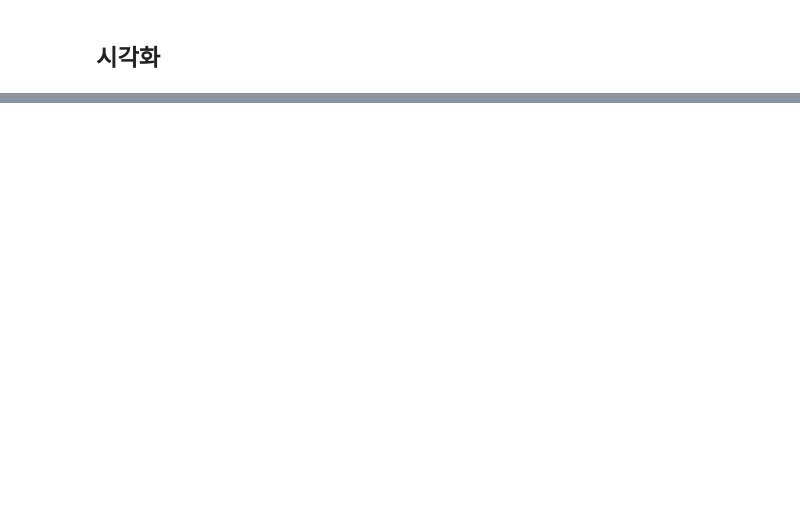
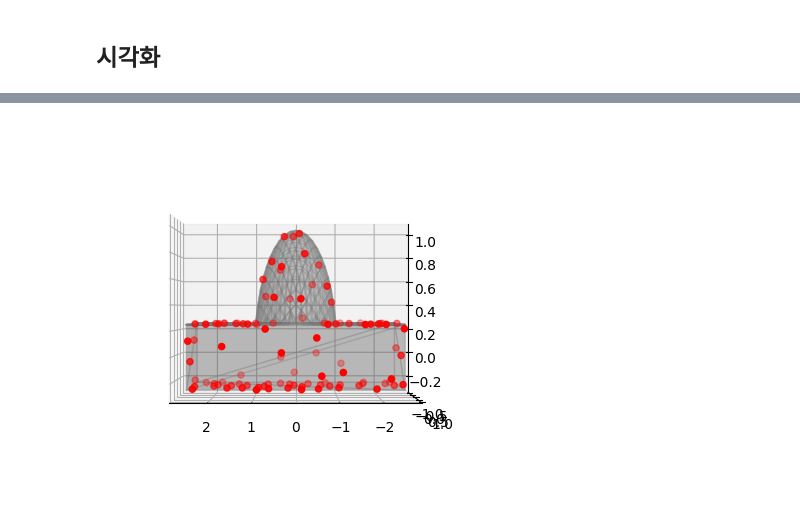
Before and after one commit to vinca0224/3D, a Jupyter notebook: trimesh.ipynb, the cells around one changed output, grey strips where cells are left out. Cells and saved outputs as stored; diff of their text form; code cells hidden in the pictures; blank space fills up the shorter version.

```diff
--- a/trimesh.ipynb
+++ b/trimesh.ipynb
@@ -73,0 +52,5 @@ len(vertex_sample)
+# %%
+##sample_surface_even()은 샘플들이 서로 가까이 붙지않도록 배치
+samples = trimesh.sample.sample_surface_even(model, 100)
+points = samples[0]
+points
@@ -73,0 +75,10 @@ len(vertex_sample)
+# %%
+fig = plt.figure()
+ax = fig.add_subplot(111, projection='3d')
+ax.plot_trisurf(vertices[:, 0], vertices[:, 1], vertices[:, 2], triangles=model.faces, color='gray', alpha=0.2, edgecolor='gray')
+ax.view_init(elev=0, azim=90)
+ax.scatter(points[:, 0], points[:, 1], points[:, 2], color='red')
+
+plt.show()
+# %% [output]
+[figure, added]
```
Also changed, not shown: parts of 25 cells of this notebook, 3 other files.
